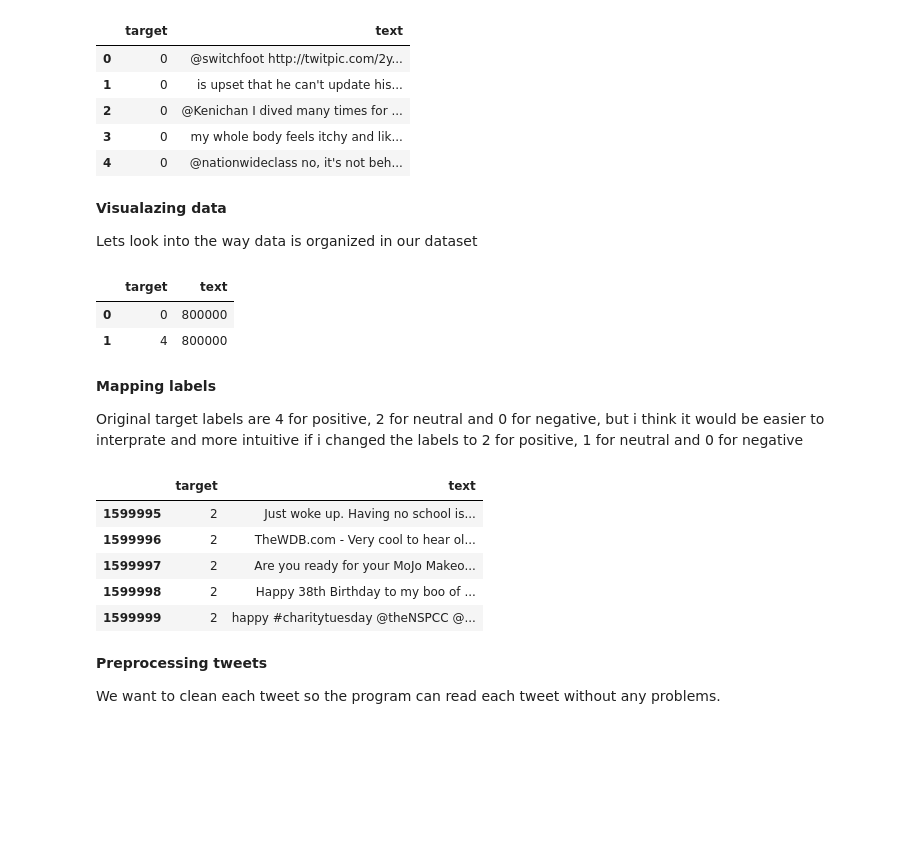
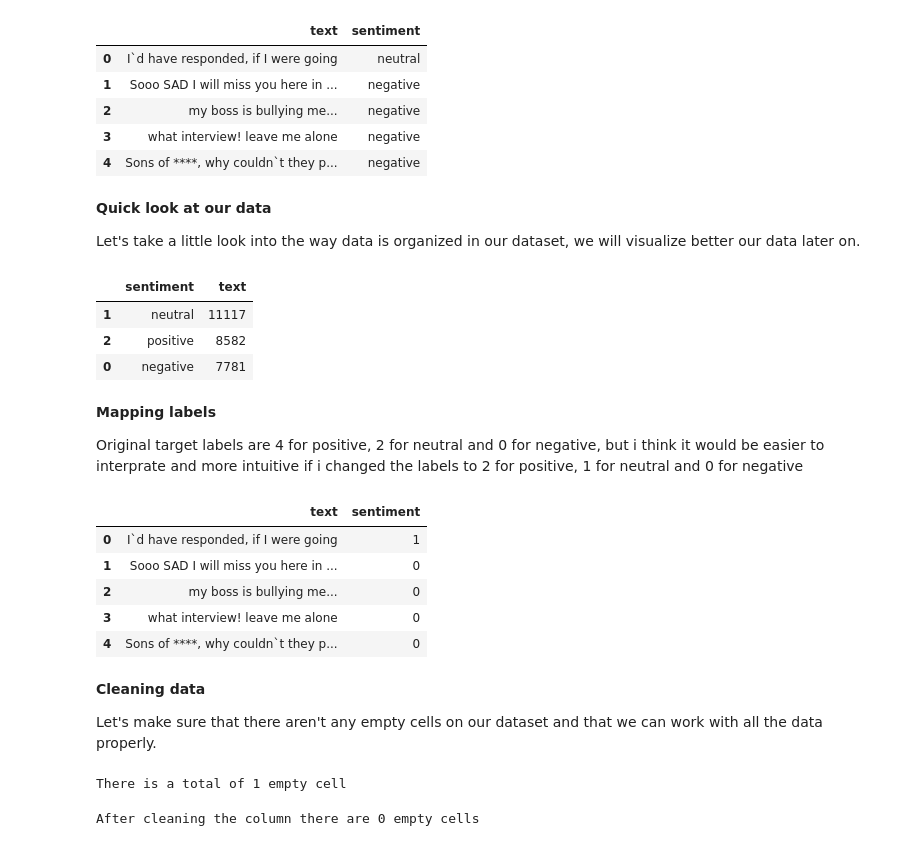
Before and after one commit to NIU1674080/APC, a Jupyter notebook: Practica_Kaggle.ipynb, the cells around one changed output. Drawn from its saved outputs; the diff is of its cells as text; code cells hidden in the pictures; blank space fills up the shorter version.

```diff
--- a/Practica_Kaggle.ipynb
+++ b/Practica_Kaggle.ipynb
@@ -11,4 +20,4 @@ import os
 # %%
-path = kagglehub.dataset_download("kazanova/sentiment140")
+path = kagglehub.dataset_download("yasserh/twitter-tweets-sentiment-dataset")
 print("Path to dataset files:", path)
 # %% [output]
@@ -16,8 +25,6 @@ Path to dataset files: C:\Users\Nicolás\.cache\kagglehub\datasets\kazanova\sent
 # %%
-file_path = os.path.join(path, "training.1600000.processed.noemoticon.csv")
+file_path = os.path.join(path, "Tweets.csv")
 
-columns = ["target", "id", "date", "flag", "user", "text"]
-df = pd.read_csv(file_path, encoding="latin1", names=columns)
-
+df = pd.read_csv(file_path, encoding="latin1")
 df.head()
 # %% [output]
@@ -36,47 +46,58 @@ To predict the sentiment behind the tweet we don't actually need most of the col
 # %%
-df = df.drop(['id', 'date', 'flag', 'user'], axis=1)
+df = df.drop(['textID', 'selected_text'], axis=1)
 df.head()
 # %% [output]
-|  | target | text |
-| 0 | 0 | @switchfoot http://twitpic.com/2y... |
-| 1 | 0 | is upset that he can't update his... |
-| 2 | 0 | @Kenichan I dived many times for ... |
-| 3 | 0 | my whole body feels itchy and lik... |
-| 4 | 0 | @nationwideclass no, it's not beh... |
+|  | text | sentiment |
+| 0 | I`d have responded, if I were going | neutral |
+| 1 | Sooo SAD I will miss you here in ... | negative |
+| 2 | my boss is bullying me... | negative |
+| 3 | what interview! leave me alone | negative |
+| 4 | Sons of ****, why couldn`t they p... | negative |
 # %% [markdown]
-**Visualazing data**
+**Quick look at our data**
 
-Lets look into the way data is organized in our dataset
+Let's take a little look into the way data is organized in our dataset, we will visualize better our data later on.
 # %%
-temp = df.groupby('target').count()['text'].reset_index().sort_values(by='text',ascending=False)
-temp.style.background_gradient(cmap='Purples')
+temp = df.groupby('sentiment').count()['text'].reset_index().sort_values(by='text',ascending=False)
+temp.style.background_gradient(cmap='Blues_r')
 # %% [output]
-|  | target | text |
-| 0 | 0 | 800000 |
-| 1 | 4 | 800000 |
+|  | sentiment | text |
+| 1 | neutral | 11117 |
+| 2 | positive | 8582 |
+| 0 | negative | 7781 |
 # %% [markdown]
 **Mapping labels**
 
 Original target labels are 4 for positive, 2 for neutral and 0 for negative, but i think it would be easier to interprate and more intuitive if i changed the labels to 2 for positive, 1 for neutral and 0 for negative
 # %%
 # Mapping labels
-label_mapping = {0: 0, 2: 1, 4:2}
-df['target'] = df['target'].map(label_mapping)
+label_mapping = {'negative': 0, 'neutral': 1, 'positive':2}
+df['sentiment'] = df['sentiment'].map(label_mapping)
 
-df.tail()
+df.head()
 # %% [output]
-|  | target | text |
-| 1599995 | 2 | Just woke up. Having no school is... |
-| 1599996 | 2 | TheWDB.com - Very cool to hear ol... |
-| 1599997 | 2 | Are you ready for your MoJo Makeo... |
-| 1599998 | 2 | Happy 38th Birthday to my boo of ... |
-| 1599999 | 2 | happy #charitytuesday @theNSPCC @... |
+|  | text | sentiment |
+| 0 | I`d have responded, if I were going | 1 |
+| 1 | Sooo SAD I will miss you here in ... | 0 |
+| 2 | my boss is bullying me... | 0 |
+| 3 | what interview! leave me alone | 0 |
+| 4 | Sons of ****, why couldn`t they p... | 0 |
-# %% [markdown]
-**Preprocessing tweets**
-
-We want to clean each tweet so the program can read each tweet without any problems.
+# %% [markdown]
+**Cleaning data**
+
+Let's make sure that there aren't any empty cells on our dataset and that we can work with all the data properly.
+# %%
+# Let's see if there are any NaN's in our tweets and treat them in case there are
+print("There is a total of", df["text"].isna().sum(), "empty cell")
+df["text"] = df["text"].fillna("")
+# %% [output]
+There is a total of 1 empty cell
 # %%
+print("After cleaning the column there are", df["text"].isna().sum(), "empty cells")
+
 def preprocess_tweet(tweet):
+    if not isinstance(tweet, str):  # Invalid values check
+        return ""
     tweet = re.sub(r"@\w+", "", tweet)  # Eliminate mentions
     tweet = re.sub(r"#\w+", "", tweet)  # Eliminate hashtags
     tweet = re.sub(r"http\S+|www\S+", "", tweet)  # Eliminate URL's
@@ -86,3 +107,5 @@ def preprocess_tweet(tweet):
     return tweet
 
 df['cleaned_text'] = df["text"].apply(preprocess_tweet)
+# %% [output]
+After cleaning the column there are 0 empty cells
```
Also changed, not shown: parts of 16 cells of this notebook.
